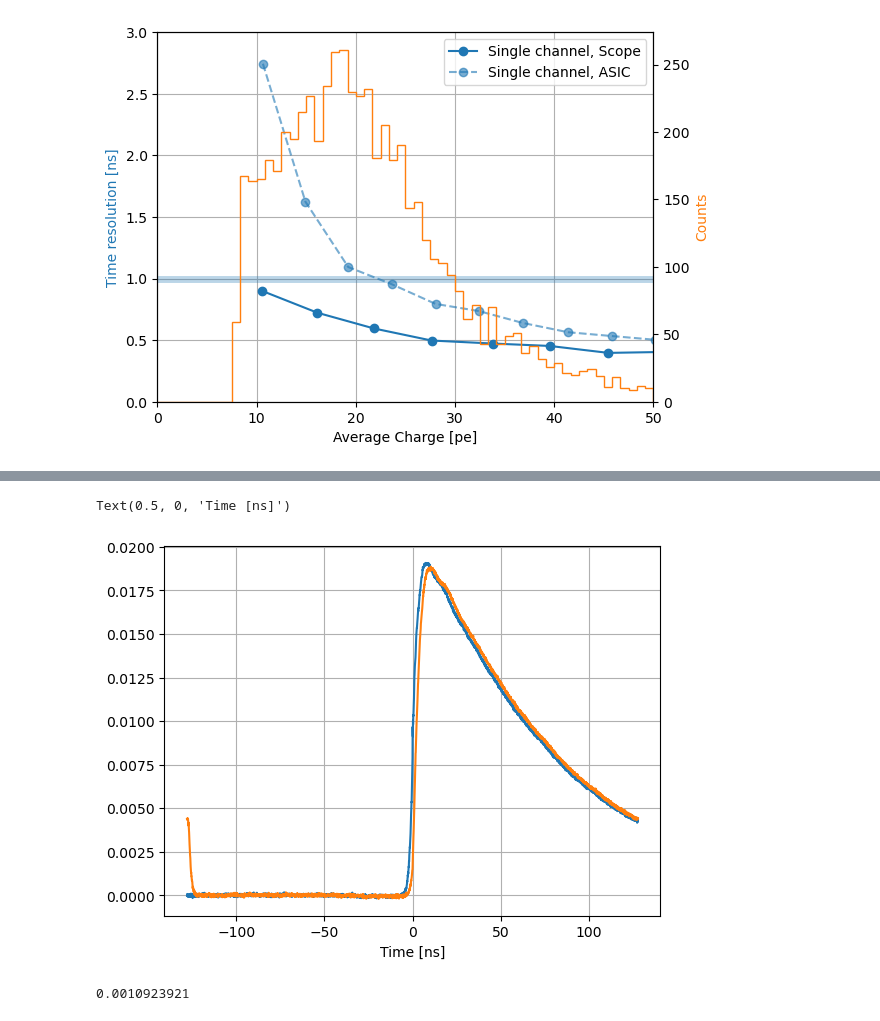
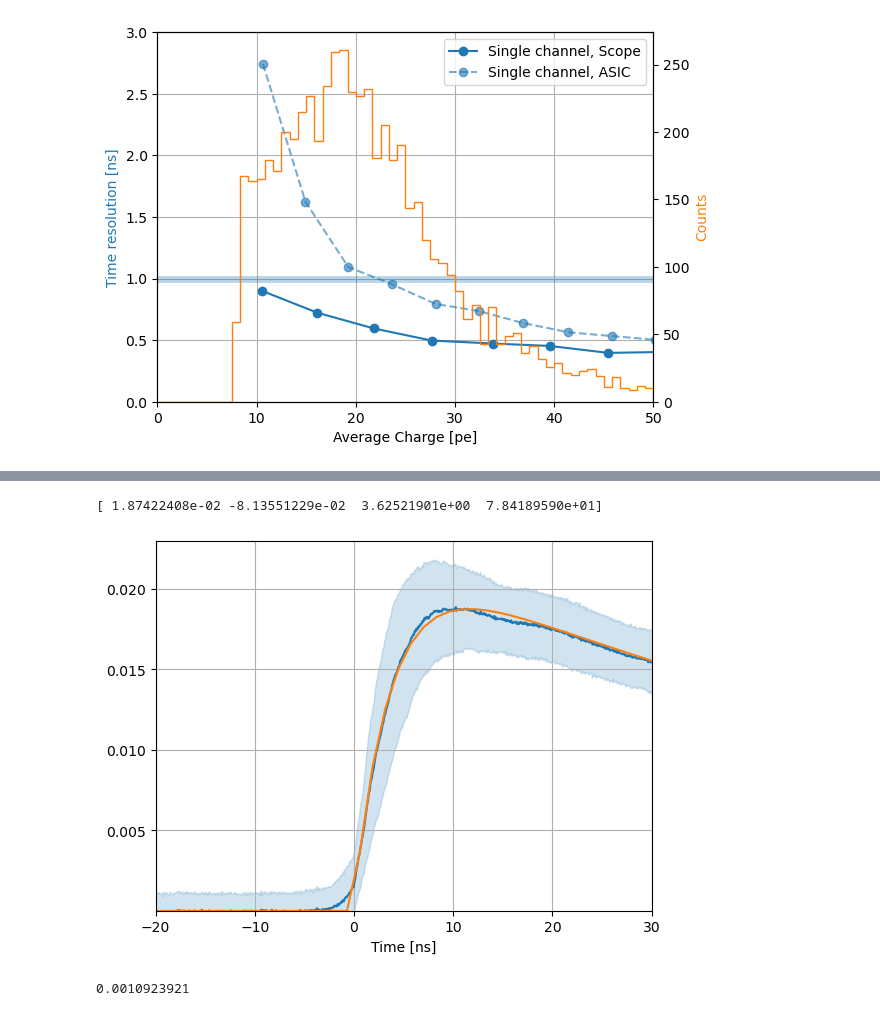
Before and after one commit to EdmondRen/Mu-Hardware, a Jupyter notebook: Keysight/Scintillator_bar_analysis.ipynb, the cells around one changed output, grey strips where cells are left out. Cells and saved outputs as stored; diff of their text form; code cells hidden in the pictures.

```diff
--- a/Keysight/Scintillator_bar_analysis.ipynb
+++ b/Keysight/Scintillator_bar_analysis.ipynb
@@ -379,6 +381,8 @@ gca().yaxis.label.set_color("C1")
 # for i in range(len(data_save[1])):
 trace_original = []
 trace_aligned = []
+trace_amps = []
+time_series = data_save["metadata"]["time_series"]*1e9
 for i in range(len(data_save[1])):
 # for i in range(100):
     trace = -data_save[1][i]
@@ -392,17 +396,21 @@ for i in range(len(data_save[1])):
     if np.abs(process_result["amplitude_fit_1"][i] - 0.02)>0.002:
         continue
 
+    amp = process_result["amplitude_fit_1"][i]
+    trace_amps.append(amp)
+    trace/=amp
+
     trigger_offset = int(process_result["trigger_time_fit_1"][i]/dt)
 
     trace_original.append(trace)
     trace = np.roll(trace, -trigger_offset)
     trace_aligned.append(trace)
 
-    if i <200:
+    if i <2000:
         plot(time_series, trace,alpha=0.2, linewidth=1)
 
-xlim(-60,200)
+xlim(-10,50)
 xlabel("Time [ns]")
-ylabel("Amplitude [V]")
+ylabel("Amplitude normalized [V]")
 grid()
 # %% [output]
@@ -410,14 +418,29 @@ grid()
 # %%
 trace_original_avg = np.mean(trace_original, axis=0)
-trace_aligned_avg = np.mean(trace_aligned, axis=0)
-plot(time_series, trace_original_avg)
+trace_aligned_avg = np.mean(trace_aligned, axis=0)*np.mean(trace_amps)
+
+trace_aligned_std = np.std(trace_aligned, axis=0)*np.mean(trace_amps)
+
+
+scintillator_pulse_15eh_save = [time_series, trace_aligned_avg, trace_aligned_std]
+np.save("scintillator_pulse_15eh", scintillator_pulse_15eh_save)
+
+
+# plot(time_series, trace_original_avg)
 plot(time_series, trace_aligned_avg)
+fill_between(time_series, trace_aligned_avg-trace_aligned_std, trace_aligned_avg+trace_aligned_std, color="C0", alpha=0.2)
 
-yscale("log")
-xlim(-20,50)
+x=time_series
+y=trace_aligned_avg
+
+popt, pcov, info, f = hp.fit_curve(hp.Pulse,x,y, p0=[np.max(y), x[np.argmax(y)], 5., 30], makeplot=True)
+
+# yscale("log")
+xlim(-20,30)
 ylim(1e-5,)
 grid(which="both")
 xlabel("Time [ns]")
+print(popt)
 # %% [output]
-Text(0.5, 0, 'Time [ns]')
+[ 1.87422408e-02 -8.13551229e-02  3.62521901e+00  7.84189590e+01]
-[figure, old version]
+[figure, new version]
```
Also changed, not shown: parts of 9 cells of this notebook, 9 other files.
